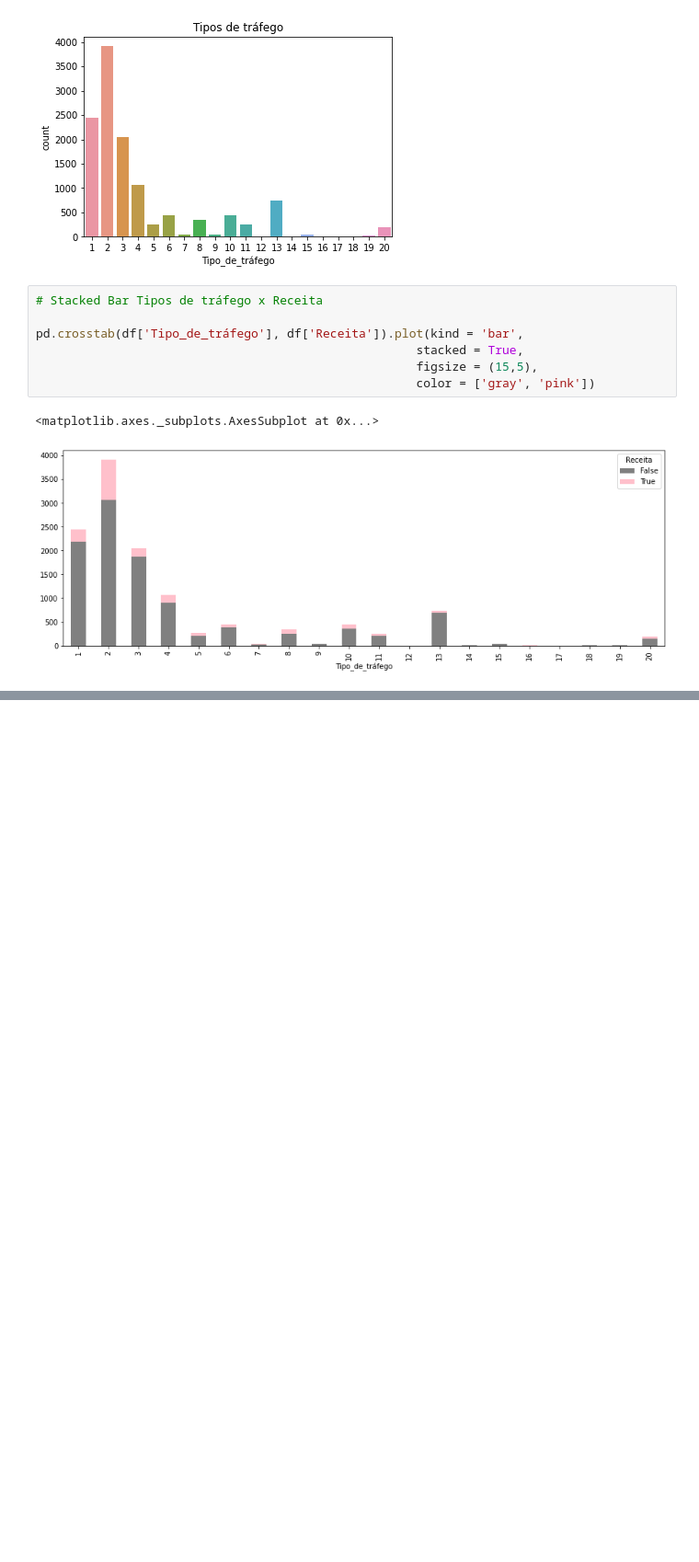
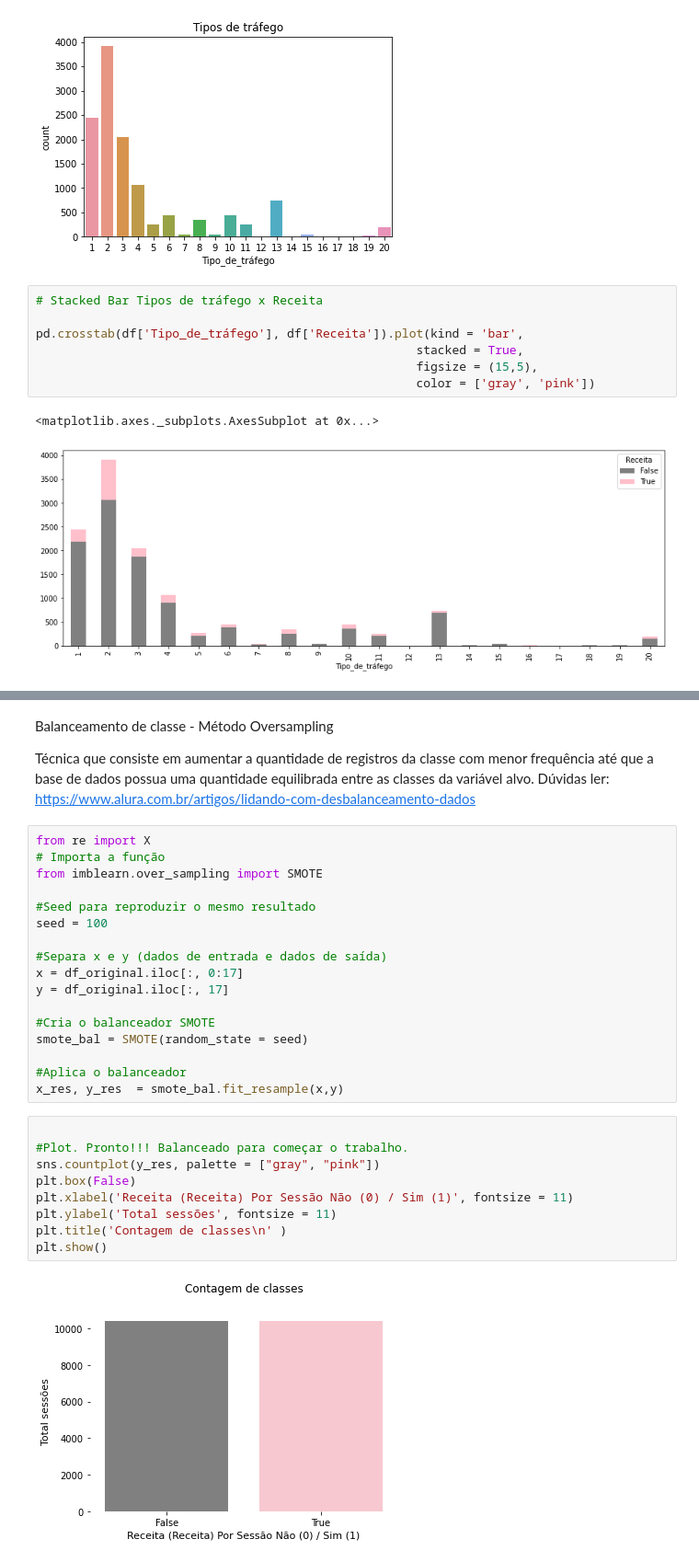
Before and after one commit to JulianaRamos2021/Previsao_compras, a Jupyter notebook: Previsão_de_compras_Ecommerce.ipynb, the cells around one changed output, grey strips where cells are left out. Shown at 92% size. Drawn from its saved outputs; the diff is of its cells as text; blank space fills up the shorter version.

```diff
--- a/Previsão_de_compras_Ecommerce.ipynb
+++ b/Previsão_de_compras_Ecommerce.ipynb
@@ -380,0 +468,32 @@ pd.crosstab(df['Tipo_de_tráfego'], df['Receita']).plot(kind = 'bar',
+# %% [markdown]
+Balanceamento de classe - Método Oversampling
+
+Técnica que consiste em aumentar a quantidade de registros da classe com menor frequência até que a base de dados possua uma quantidade equilibrada entre as classes da variável alvo. Dúvidas ler: https://www.alura.com.br/artigos/lidando-com-desbalanceamento-dados
+# %%
+from re import X
+# Importa a função
+from imblearn.over_sampling import SMOTE
+
+#Seed para reproduzir o mesmo resultado
+seed = 100
+
+#Separa x e y (dados de entrada e dados de saída)
+x = df_original.iloc[:, 0:17]
+y = df_original.iloc[:, 17]
+
+#Cria o balanceador SMOTE
+smote_bal = SMOTE(random_state = seed)
+
+#Aplica o balanceador
+x_res, y_res  = smote_bal.fit_resample(x,y)
+# %%
+
+#Plot. Pronto!!! Balanceado para começar o trabalho.
+sns.countplot(y_res, palette = ["gray", "pink"])
+plt.box(False)
+plt.xlabel('Receita (Receita) Por Sessão Não (0) / Sim (1)', fontsize = 11)
+plt.ylabel('Total sessões', fontsize = 11)
+plt.title('Contagem de classes\n' )
+plt.show()
+# %% [output]
+[figure, added]
```
Also changed, not shown: parts of 14 cells of this notebook.
